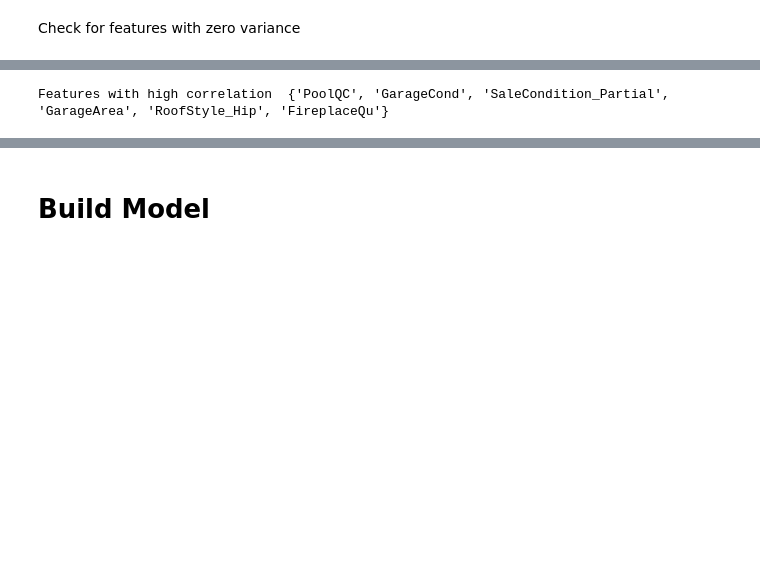
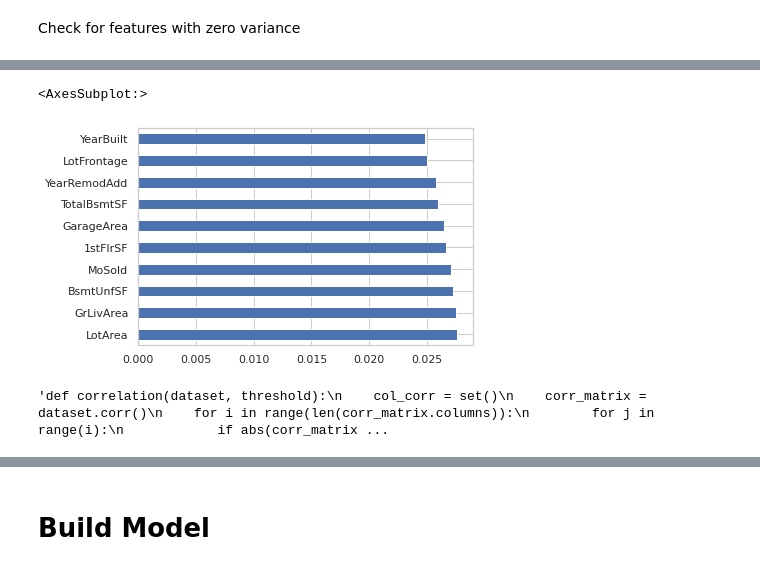
Before and after one commit to ParisRohan/Kaggle_DataScience_Projects, a Jupyter notebook: rohan-house-price-prediction.ipynb, the cells around one changed output, grey strips where cells are left out. Drawn from its saved outputs; the diff is of its cells as text; code cells hidden in the pictures; blank space fills up the shorter version.

```diff
--- a/rohan-house-price-prediction.ipynb
+++ b/rohan-house-price-prediction.ipynb
@@ -95,0 +208,3 @@ The dependent feature 'SalePrice' has no missing values
+# %%
+#Drop rows from train data where 'BsmtFullBath']=3
+df_train.drop(df_train[df_train['BsmtFullBath']==3.0].index, inplace=True)
@@ -95,0 +216,3 @@ The dependent feature 'SalePrice' has no missing values
+# %%
+#Drop rows from train data where 'GarageArea']>1300
+df_train.drop(df_train[df_train['GarageArea']>1300].index, inplace=True)
@@ -95,0 +224,3 @@ The dependent feature 'SalePrice' has no missing values
+# %%
+#Drop rows from train data where 'WoodDeckSF']>800
+df_train.drop(df_train[df_train['WoodDeckSF']>800].index, inplace=True)
@@ -96,3 +234,6 @@ The dependent feature 'SalePrice' has no missing values
+# %%
+#Drop rows from train data where 'OpenPorchSF']>500
+df_train.drop(df_train[df_train['OpenPorchSF']>500].index, inplace=True)
 # %%
 #combine train and test data for data preprocessing
 df_merge=pd.concat([df_test.assign(ind="test"), df_train.assign(ind="train")])
@@ -340,0 +472,10 @@ See the caveats in the documentation: https://pandas.pydata.org/pandas-docs/stab
+# %%
+from sklearn.ensemble import ExtraTreesClassifier
+model=ExtraTreesClassifier()
+model.fit(X, y)
+
+ranked_features=pd.Series(model.feature_importances_, index=X.columns)
+ranked_features.nlargest(10).plot(kind='barh')
+# %% [output]
+<AxesSubplot:>
+[figure, added]
@@ -341,5 +488,5 @@ See the caveats in the documentation: https://pandas.pydata.org/pandas-docs/stab
 # %%
-def correlation(dataset, threshold):
+'''def correlation(dataset, threshold):
     col_corr = set()
     corr_matrix = dataset.corr()
     for i in range(len(corr_matrix.columns)):
@@ -350,6 +497,6 @@ def correlation(dataset, threshold):
     return col_corr
 
 corr_features = correlation(X_train, 0.85)
-print("Features with high correlation ", corr_features)
+print("Features with high correlation ", corr_features)'''
 # %% [output]
-Features with high correlation  {'PoolQC', 'GarageCond', 'SaleCondition_Partial', 'GarageArea', 'RoofStyle_Hip', 'FireplaceQu'}
+'def correlation(dataset, threshold):\n    col_corr = set()\n    corr_matrix = dataset.corr()\n    for i in range(len(corr_matrix.columns)):\n        for j in range(i):\n            if abs(corr_matrix ...
```
Also changed, not shown: parts of 44 cells of this notebook.
